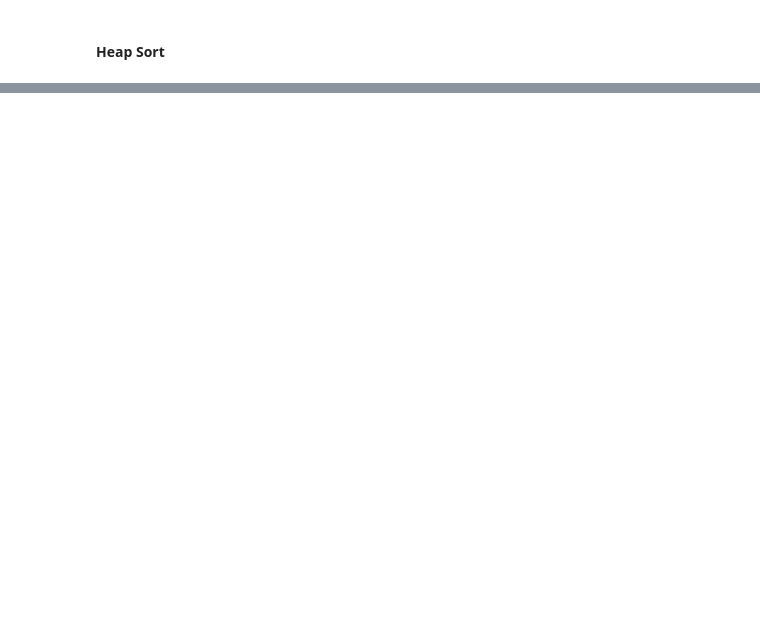
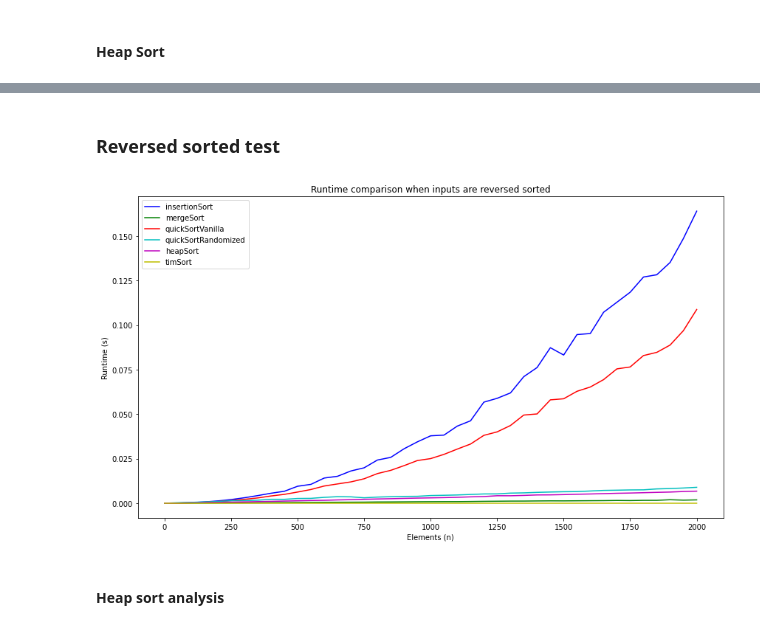
Before and after one commit to nickbar01234/sorting-algorithms, a Jupyter notebook: sorting.ipynb, the cells around one changed output, grey strips where cells are left out. Cells and saved outputs as stored; diff of their text form; code cells hidden in the pictures; blank space fills up the shorter version.

```diff
--- a/sorting.ipynb
+++ b/sorting.ipynb
@@ -80,0 +99,14 @@ for i in range(1000):
+# %% [markdown]
+### Reversed sorted test
+# %%
+reversed_input = []
+
+for element in range(0, 2001, 50):
+    random = list(reversed(range(element)))
+    reversed_input.append(random)
+
+runtime = comparisons(reversed_input, "Runtime comparison when inputs are reversed sorted", "reversed_sorted_input")
+# %% [output]
+[figure, added]
+# %% [markdown]
+#### Heap sort analysis
```
Also changed, not shown: parts of 38 cells of this notebook, 15 other files.
